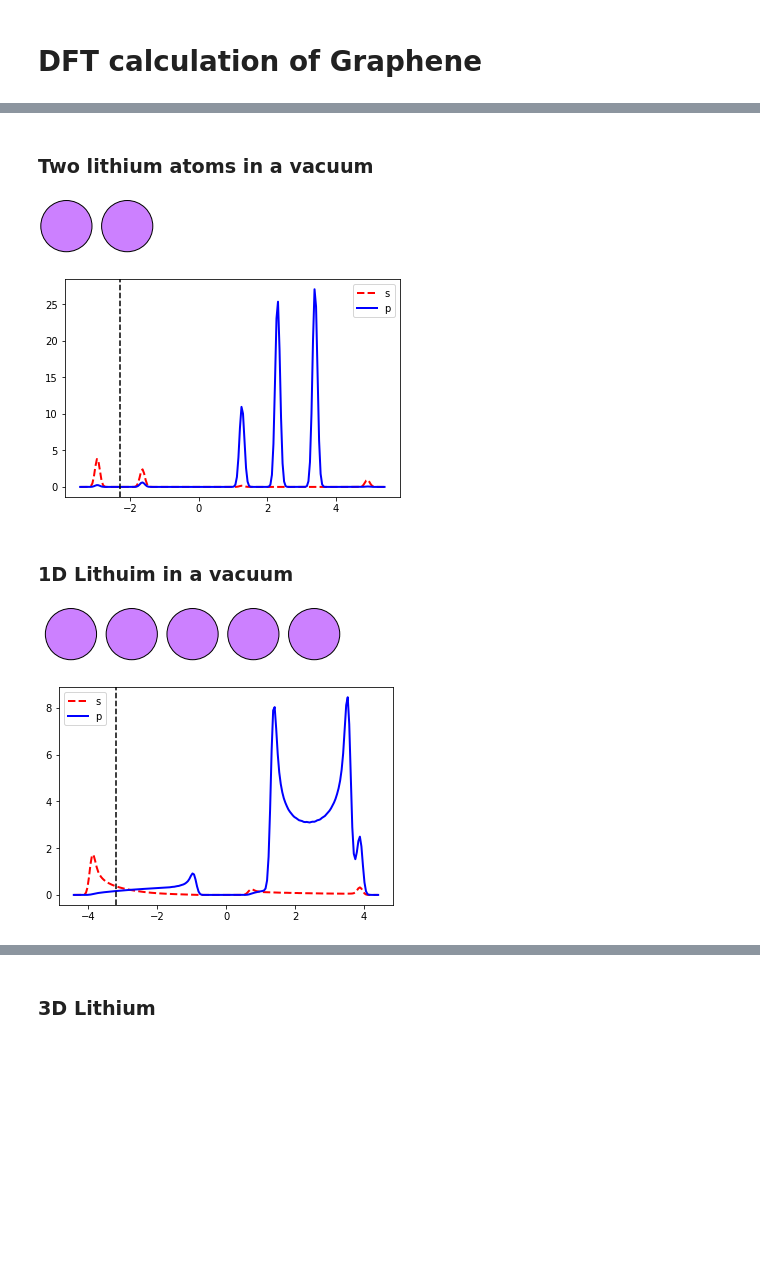
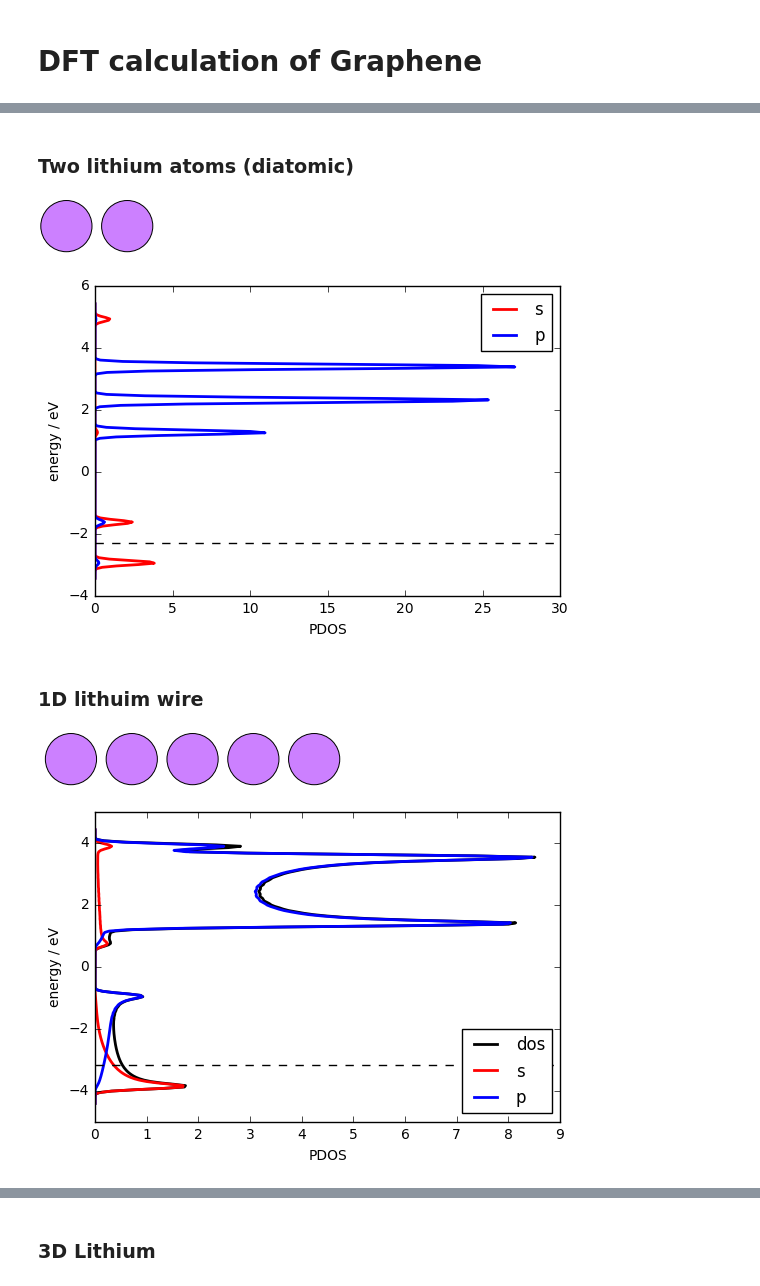
Before and after one commit to vilab-tartu/LOKT.02.048, a Jupyter notebook: week3/Li.ipynb, the cells around one changed output, grey strips where cells are left out. Cells and saved outputs as stored; diff of their text form; code cells hidden in the pictures; blank space fills up the shorter version.

```diff
--- a/week3/Li.ipynb
+++ b/week3/Li.ipynb
@@ -89,5 +82,5 @@ plt.show()
 # %% [markdown]
-### Two lithium atoms in a vacuum
+### Two lithium atoms (diatomic)
 # %%
 Li_2 = Atoms('Li2', positions=[(0, 0, 0), (3.04, 0, 0)], cell=[10,10,10], pbc=[0,0,0])
 Li_2.center()
@@ -101,44 +94,39 @@ calcLi_2 = GPAW(xc='LDA',
 
 Li_2.set_calculator(calcLi_2)
 eLi_2 = Li_2.get_potential_energy()
-calcLi_2.write('Li_2.gpw')
 
-calcLi_2 = GPAW('Li_2.gpw', txt=None)
-
+#get the Fermi energy
 try:
     efLi_2 = calcLi_2.get_fermi_level()
 except ValueError:
     efLi_2 = 0
-energyLi_2, dosLi_2 = calcLi_2.get_orbital_ldos(0, spin=0, angular='spdf', width=0.1)
+energyLi_2, dosLi_2 = calcLi_2.get_orbital_ldos(0, spin=0, angular='sp', width=0.1)
 
 enLi_2 = energyLi_2
-#enLi_2 = (energyLi_2 - efLi_2)
 
 Spdos_Li_2 = [0] * len(dosLi_2)
 Ppdos_Li_2 = [0] * len(dosLi_2)
-Dpdos_Li_2 = [0] * len(dosLi_2)
 temp = calcLi_2.get_orbital_ldos(0, spin=0, angular='s', width=0.1)[1]
 Spdos_Li_2 = list(np.array(Spdos_Li_2) + np.array(temp))
 temp = calcLi_2.get_orbital_ldos(0, spin=0, angular='p', width=0.1)[1]
 Ppdos_Li_2 = list(np.array(Ppdos_Li_2) + np.array(temp))
-temp = calcLi_2.get_orbital_ldos(0, spin=0, angular='d', width=0.1)[1]
-Dpdos_Li_2 = list(np.array(Dpdos_Li_2) + np.array(temp))
 
-#plt.plot(enLi_2, dosLi_2, 'k-', linewidth = 4.0, label='dos')
-plt.plot(enLi_2, Spdos_Li_2, 'r--', linewidth = 2.0, label = 's')
-plt.plot(enLi_2, Ppdos_Li_2, 'b-',linewidth = 2.0, label = 'p')
-#plt.plot(enLi_2, Dpdos_Li_2, 'g-.',linewidth = 2.0, label = 'd')
-plt.axvline(x=efLi_2, color='k', linestyle='--')
+#plt.plot(dosLi_2, enLi_2, 'k-', linewidth = 4.0, label='dos')
+plt.plot(Spdos_Li_2, enLi_2, 'r-', linewidth = 2.0, label = 's')
+plt.plot(Ppdos_Li_2, enLi_2, 'b-',linewidth = 2.0, label = 'p')
+plt.axhline(y=efLi_2, color='k', linestyle='--')
 
 #plt.xlim(-5,5)
 #plt.ylim(0,10)
-plt.legend()
+plt.xlabel('PDOS')
+plt.ylabel('energy / eV')
+plt.legend(loc='best')
 plt.show()
 # %% [output]
 [figure]
-[figure, old version]
+[figure, new version]
-# %% [markdown]
-### 1D Lithuim in a vacuum
+# %% [markdown]
+### 1D lithuim wire
 # %%
 Li1 = Atoms('Li', positions=[(0, 0, 0)], cell=[3.04,10,10], pbc=[1,0,0])
 Li1.center()
@@ -147,46 +135,41 @@ display(Image(filename='Li1.png'))
 
 calcLi1 = GPAW(xc='LDA',
                mode="lcao",
                kpts=(100,1,1),
                basis='dzp',
                txt='Li1.txt')
 
 Li1.set_calculator(calcLi1)
 eLi1 = Li1.get_potential_energy()
-calcLi1.write('Li1.gpw')
 
-calcLi1 = GPAW('Li1.gpw', txt=None)
-
+#get the Fermi energy
 try:
     efLi1 = calcLi1.get_fermi_level()
 except ValueError:
     efLi1 = 0
-energyLi1, dosLi1 = calcLi1.get_orbital_ldos(0, spin=0, angular='spdf', width=0.1)
+energyLi1, dosLi1 = calcLi1.get_orbital_ldos(0, spin=0, angular='sp', width=0.1)
 
 enLi1 = energyLi1
-#enLi1 = (energyLi1 - efLi1)
 
 Spdos_Li1 = [0] * len(dosLi1)
 Ppdos_Li1 = [0] * len(dosLi1)
-Dpdos_Li1 = [0] * len(dosLi1)
 temp = calcLi1.get_orbital_ldos(0, spin=0, angular='s', width=0.1)[1]
 Spdos_Li1 = list(np.array(Spdos_Li1) + np.array(temp))
 temp = calcLi1.get_orbital_ldos(0, spin=0, angular='p', width=0.1)[1]
 Ppdos_Li1 = list(np.array(Ppdos_Li1) + np.array(temp))
-temp = calcLi1.get_orbital_ldos(0, spin=0, angular='d', width=0.1)[1]
-Dpdos_Li1 = list(np.array(Dpdos_Li1) + np.array(temp))
 
-#plt.plot(enLi1, dosLi1, 'k-', linewidth = 4.0, label='dos')
-plt.plot(enLi1, Spdos_Li1, 'r--', linewidth = 2.0, label = 's')
-plt.plot(enLi1, Ppdos_Li1, 'b-',linewidth = 2.0, label = 'p')
-#plt.plot(enLi1, Dpdos_Li1, 'g-.',linewidth = 2.0, label = 'd')
-plt.axvline(x=efLi1, color='k', linestyle='--')
+plt.plot(dosLi1, enLi1, 'k:', linewidth = 1.0, label='dos')
+plt.plot(Spdos_Li1, enLi1, 'r-', linewidth = 2.0, label = 's')
+plt.plot(Ppdos_Li1, enLi1, 'b-',linewidth = 2.0, label = 'p')
+plt.axhline(y=efLi1, color='k', linestyle='--')
 
 #plt.xlim(-5,5)
 #plt.ylim(0,10)
-plt.legend()
+plt.xlabel('PDOS')
+plt.ylabel('energy / eV')
+plt.legend(loc='best')
 plt.show()
 # %% [output]
 [figure]
-[figure, old version]
+[figure, new version]
 # %% [markdown]
```
Also changed, not shown: parts of 8 cells of this notebook.
